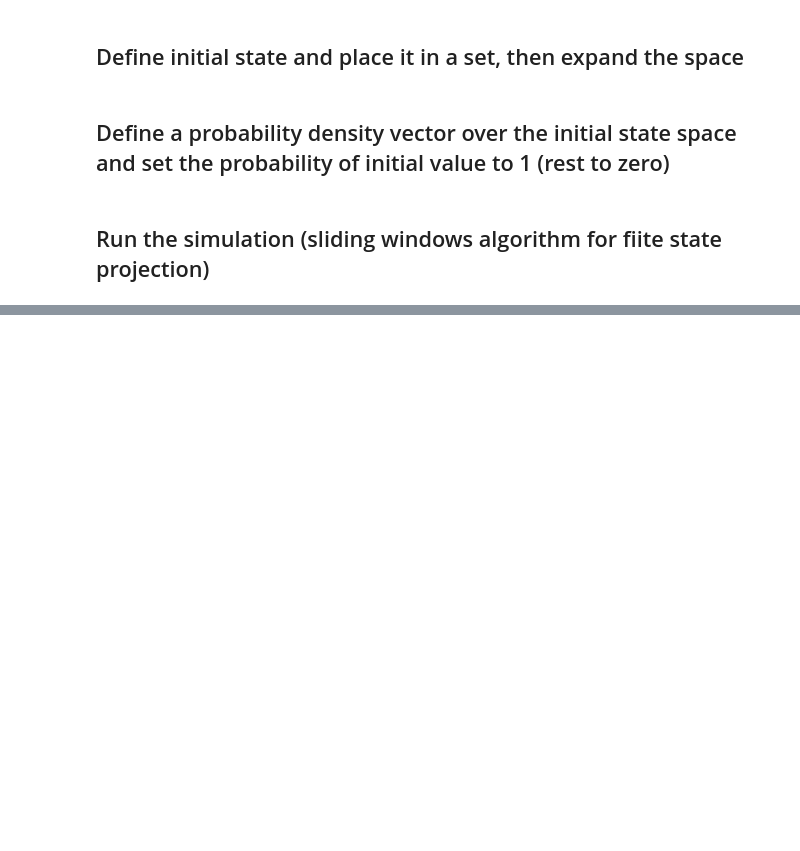
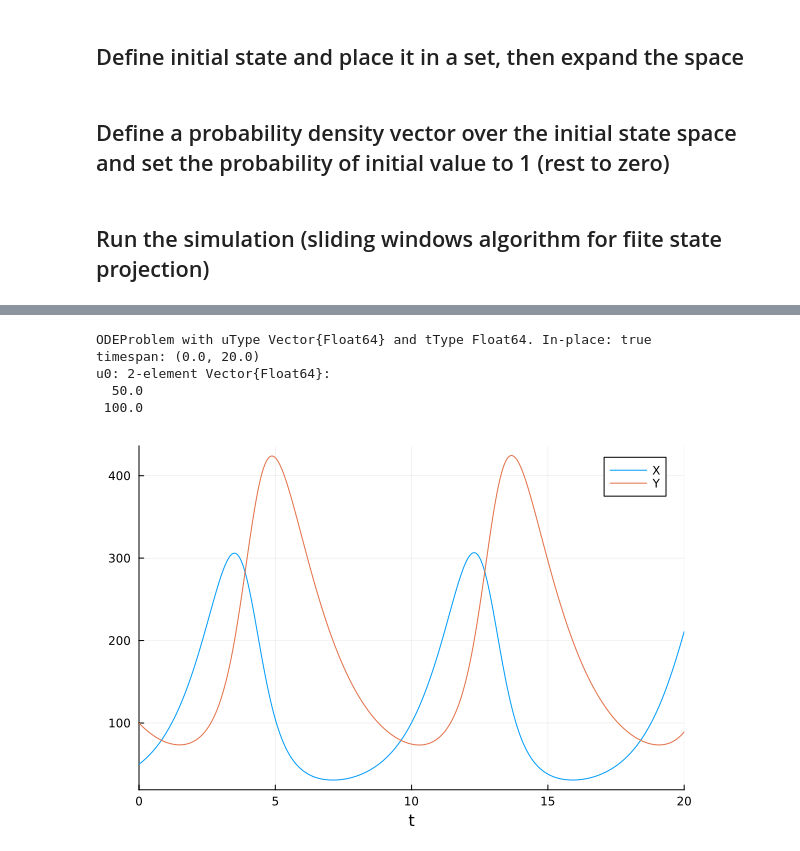
Before and after one commit to AdityaDendukuri/DiscreteStochasticSimulation, a Jupyter notebook: examples/lotka_volterra_notebook.ipynb, the cells around one changed output, grey strips where cells are left out. Cells and saved outputs as stored; diff of their text form; code cells hidden in the pictures; blank space fills up the shorter version.

```diff
--- a/examples/lotka_volterra_notebook.ipynb
+++ b/examples/lotka_volterra_notebook.ipynb
@@ -113,0 +119,18 @@ Plots.AnimatedGif("/Users/adityadendukuri/DiscreteStochasticSimulation/examples/
+# %%
+# Create an ODE that can be simulated.
+u0 = [:X=>50, :Y=>100]
+tspan = (0., 20.)
+ps = [:k₁=>1.0, :k₂=>0.005, :k₃=>0.6]
+ode = ODEProblem(rn, u0, tspan, ps)
+# %% [output]
+ODEProblem with uType Vector{Float64} and tType Float64. In-place: true
+timespan: (0.0, 20.0)
+u0: 2-element Vector{Float64}:
+  50.0
+ 100.0
+# %%
+# Simulate ODE and plot results.
+sol = solve(ode)
+plot(sol)
+# %% [output]
+[figure, added]
```
Also changed, not shown: parts of 9 cells of this notebook, 3 other files.
